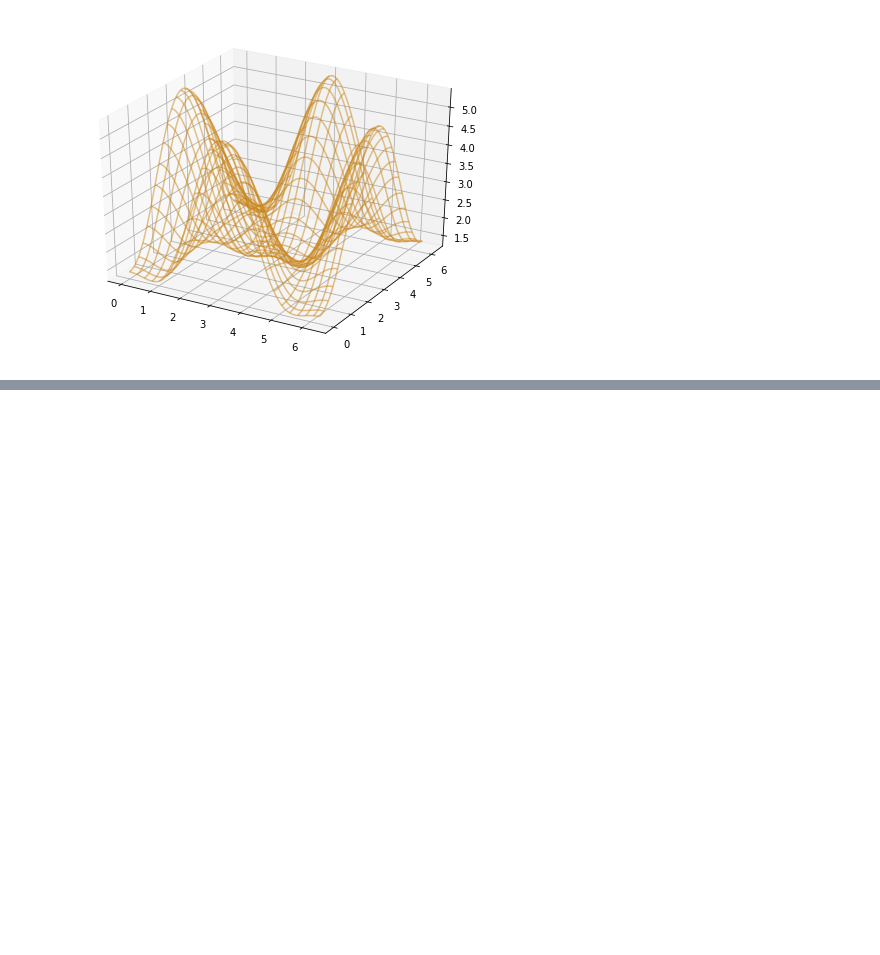
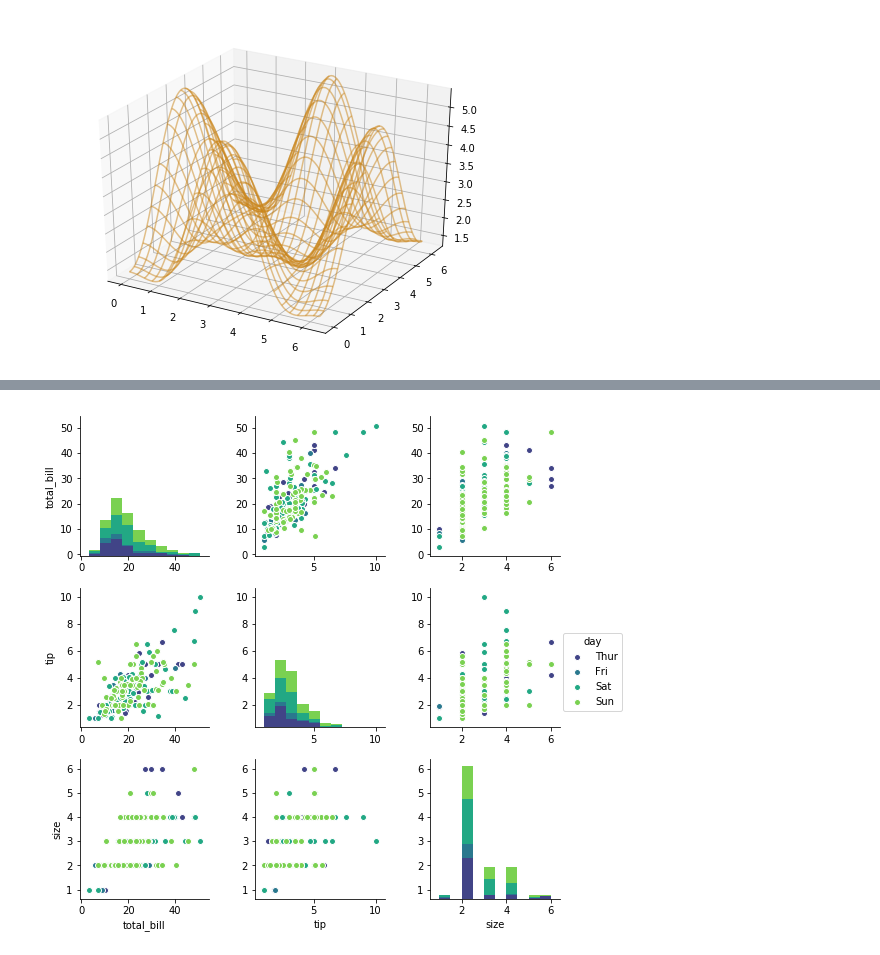
Before and after one commit to awgeezrick/notes-snippets, a Jupyter notebook: python_data_visualization.ipynb, the cells around one changed output, grey strips where cells are left out. Saved outputs shown, nothing was run; the diff lists cells and outputs as text; code cells hidden in the pictures; blank space fills up the shorter version.

```diff
--- a/python_data_visualization.ipynb
+++ b/python_data_visualization.ipynb
@@ -482,0 +535,4 @@ p = ax.plot_wireframe(X, Y, Z, color='#CA851A', alpha=0.5,
+# %%
+sns.pairplot(data=tip, hue='day', palette='viridis');
+# %% [output]
+[figure, added]
```
Also changed, not shown: parts of 11 cells of this notebook.
